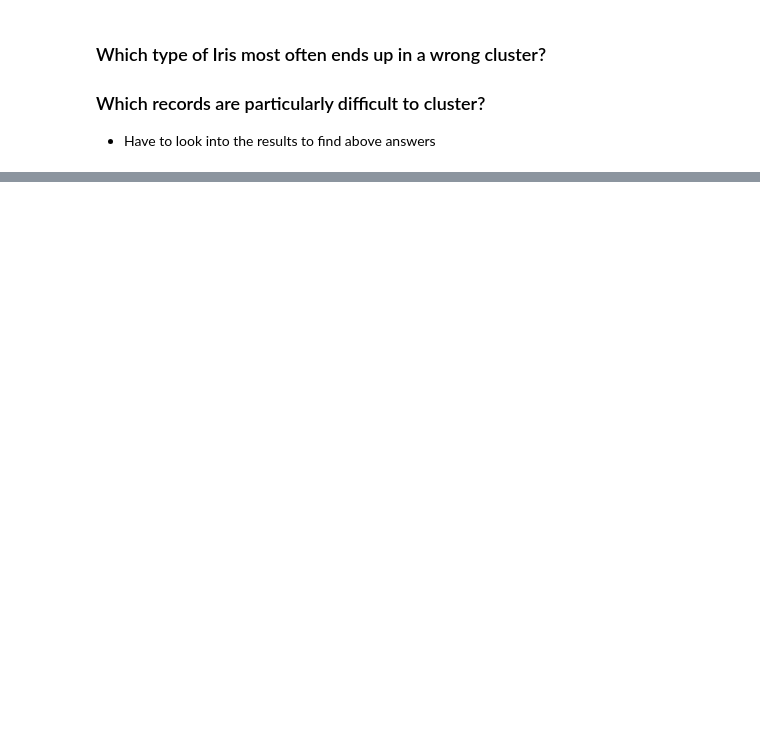
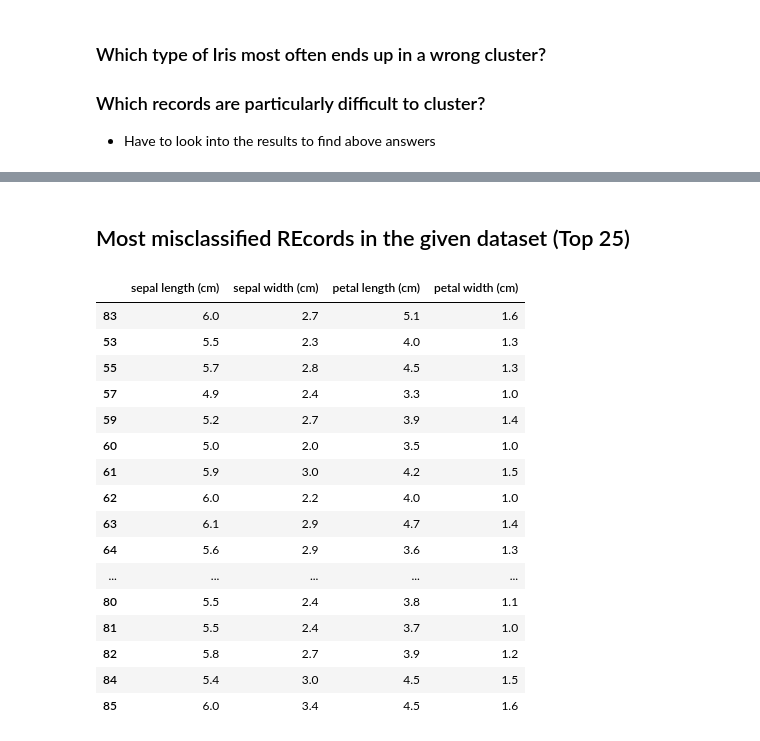
Before and after one commit to rajagurunath/imgCap, a Jupyter notebook: datamining_clustering.ipynb, the cells around one changed output, grey strips where cells are left out. Saved outputs shown, nothing was run; the diff lists cells and outputs as text; code cells hidden in the pictures; blank space fills up the shorter version.

```diff
--- a/datamining_clustering.ipynb
+++ b/datamining_clustering.ipynb
@@ -329 +330,4 @@ which gives accuracy of **0.37333**
 - Have to look into the results to find above answers
+# %%
+from collections import Counter
+misclassified_frequency=Counter(misclassified_records)
@@ -330,2 +356,24 @@ which gives accuracy of **0.37333**
+# %% [markdown]
+## Most misclassified REcords in the given dataset (Top 25)
+# %%
+iris_df.iloc[pd.DataFrame(misclassified_frequency.most_common(25))[0].values,:]
+# %% [output]
+|  | sepal length (cm) | sepal width (cm) | petal length (cm) | petal width (cm) |
+| 83 | 6.0 | 2.7 | 5.1 | 1.6 |
+| 53 | 5.5 | 2.3 | 4.0 | 1.3 |
+| 55 | 5.7 | 2.8 | 4.5 | 1.3 |
+| 57 | 4.9 | 2.4 | 3.3 | 1.0 |
+| 59 | 5.2 | 2.7 | 3.9 | 1.4 |
+| 60 | 5.0 | 2.0 | 3.5 | 1.0 |
+| 61 | 5.9 | 3.0 | 4.2 | 1.5 |
+| 62 | 6.0 | 2.2 | 4.0 | 1.0 |
+| 63 | 6.1 | 2.9 | 4.7 | 1.4 |
+| 64 | 5.6 | 2.9 | 3.6 | 1.3 |
+| ... | ... | ... | ... | ... |
+| 80 | 5.5 | 2.4 | 3.8 | 1.1 |
+| 81 | 5.5 | 2.4 | 3.7 | 1.0 |
+| 82 | 5.8 | 2.7 | 3.9 | 1.2 |
+| 84 | 5.4 | 3.0 | 4.5 | 1.5 |
+| 85 | 6.0 | 3.4 | 4.5 | 1.6 |
 # %%
 print("*********************************ALL the Best **********************************")
```
Also changed, not shown: parts of 12 cells of this notebook.
